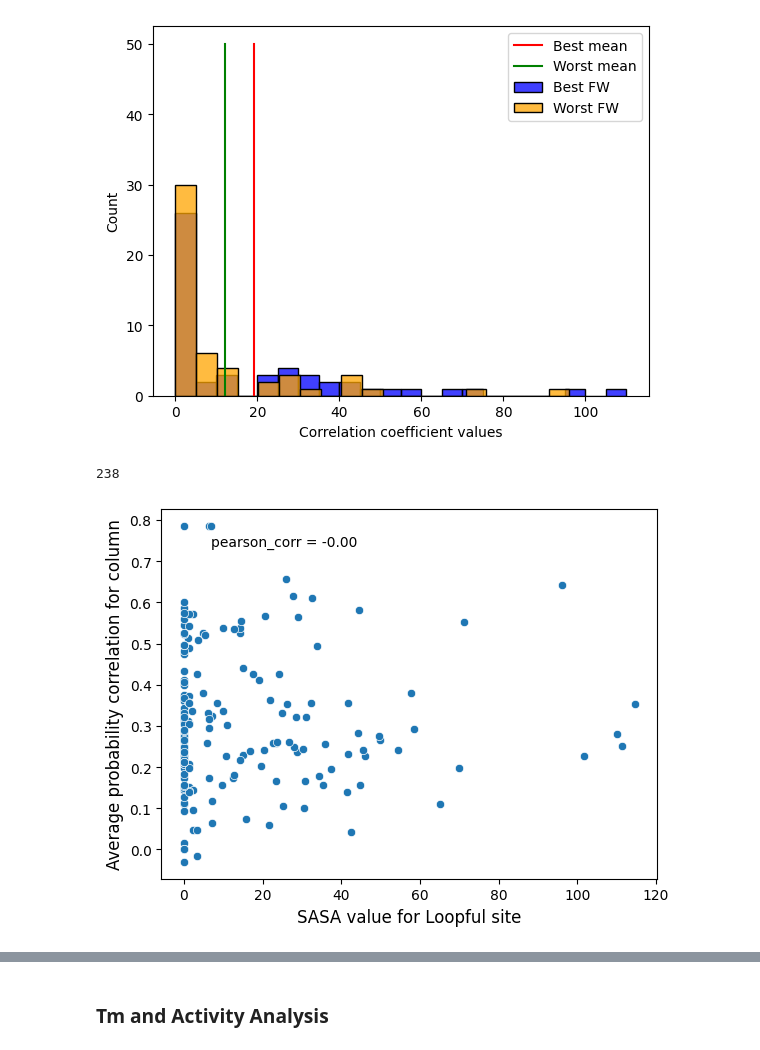
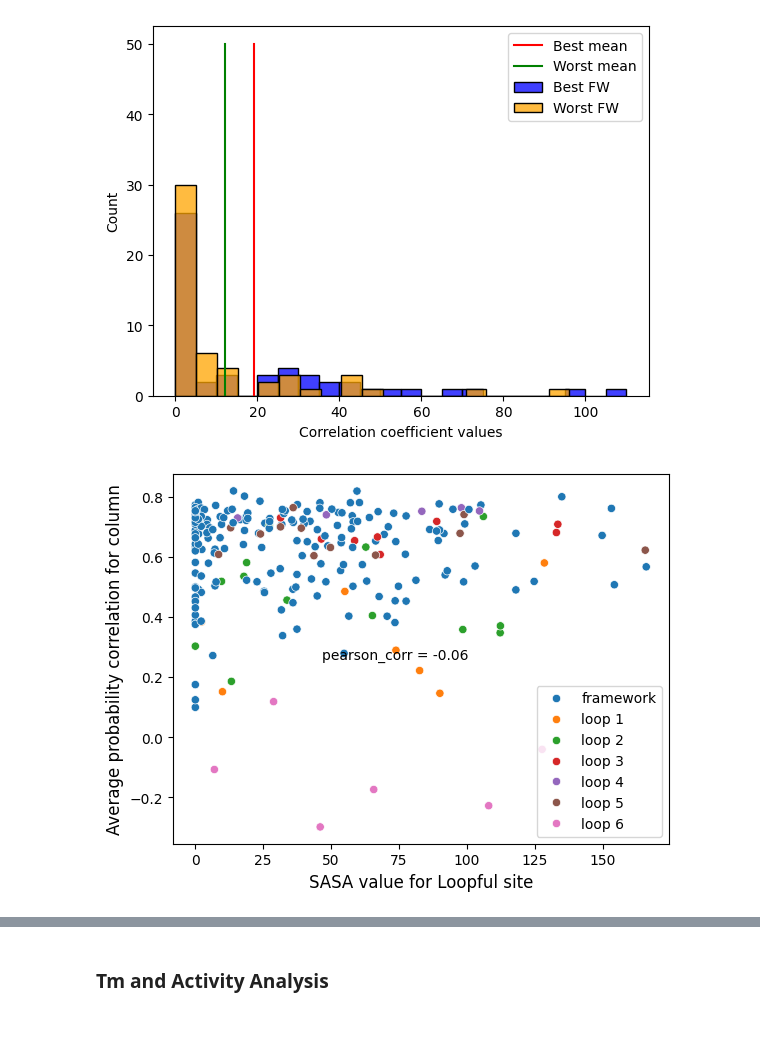
Before and after one commit to anamaysamant/GH19_ProtMamba, a Jupyter notebook: Prot-mamba-explore.ipynb, the cells around one changed output, grey strips where cells are left out. Cells and saved outputs as stored; diff of their text form; code cells hidden in the pictures.

```diff
--- a/Prot-mamba-explore.ipynb
+++ b/Prot-mamba-explore.ipynb
@@ -1549,0 +2150,2 @@ correlations_table = correlations_table.sort_values("fw_tm_correlations").reset_
+# %%
+ancestors_table_plus_null = pd.concat([ancestors_table, ancestors_table_random_mut_pos, ancestors_table_random_mut], axis = 0).reset_index(drop = True)
@@ -1605,2 +2436,3 @@ array([  0,   8,   9,  19,  22,  23,  28,  29,  31,  32,  38,  39,  46,
 # %%
-sasa_values = np.array([struct[0]["A"][i].sasa for i in range(6,243)] + [0])
+# sasa_values = np.array([struct[0]["A"][i].sasa for i in range(6,243)] + [0])
+sasa_values = np.array([struct[0]["A"][i].sasa for i in range(1,239)])
@@ -1629,20 +2481,33 @@ ax.set_xlabel("Correlation coefficient values")
 plt.savefig(f"./figures/Tm correlations/Context_{context_loops}_sasa_best_vs_worst_fw.png")
 # %% [output]
 [figure]
-# %%
-len(sasa_values)
-# %% [output]
-238
+# %%
+loop_regions = list(range(14,21)) + list(range(64,77)) + list(range(91,99)) + list(range(156,161)) + list(range(170,182)) + list(range(231,238))
+loop_regions_list = list(range(14,21)), list(range(64,77)), list(range(91,99)), list(range(156,161)), list(range(170,182)), list(range(231,238))
+loop_regions_list = list(loop_regions_list)
+# %%
+site_id = np.array(["framework"] * 238)
+loop_list = ["loop 1","loop 2","loop 3","loop 4","loop 5","loop 6"]
+
+for i,region in enumerate(loop_regions_list):
+    site_id[region] = loop_list[i]
+
+site_id = list(site_id)
 # %%
+import seaborn as sns
+from scipy.stats import pearsonr
+
 fig, axes = plt.subplots()
 
-sns.scatterplot(x = sasa_values[~loop_indicator], y = all_sites_correlation_sums_avg[~loop_indicator], ax = axes)
+sns.scatterplot(x = sasa_values[:-1], y = all_sites_correlation_sums_avg[:-1], ax = axes, hue=site_id[:-1])
 
-pearson_corr = pearsonr(sasa_values[~loop_indicator], all_sites_correlation_sums_avg[~loop_indicator])
-plt.annotate(f"pearson_corr = {pearson_corr.statistic:.2f}",xy = (0.1,0.9), xycoords = "axes fraction")
+pearson_corr = pearsonr(sasa_values[:-1], all_sites_correlation_sums_avg[:-1])
+plt.annotate(f"pearson_corr = {pearson_corr.statistic:.2f}",xy = (0.3,0.5), xycoords = "axes fraction")
 axes.set_xlabel("SASA value for Loopful site", fontsize = 12)
 axes.set_ylabel("Average probability correlation for column", fontsize = 12)
 
-plt.savefig("./figures/Tm correlations/fw_probs_sasa_corr_single_region.png")
+plt.savefig("./figures/Tm correlations/fw_probs_sasa_corr_window_len_1.png")
+
+# plt.savefig("./figures/Tm correlations/fw_probs_sasa_corr_single_region.png")
 # %% [output]
-[figure, old version]
+[figure, new version]
```
Also changed, not shown: parts of 70 cells of this notebook, 42 other files.
